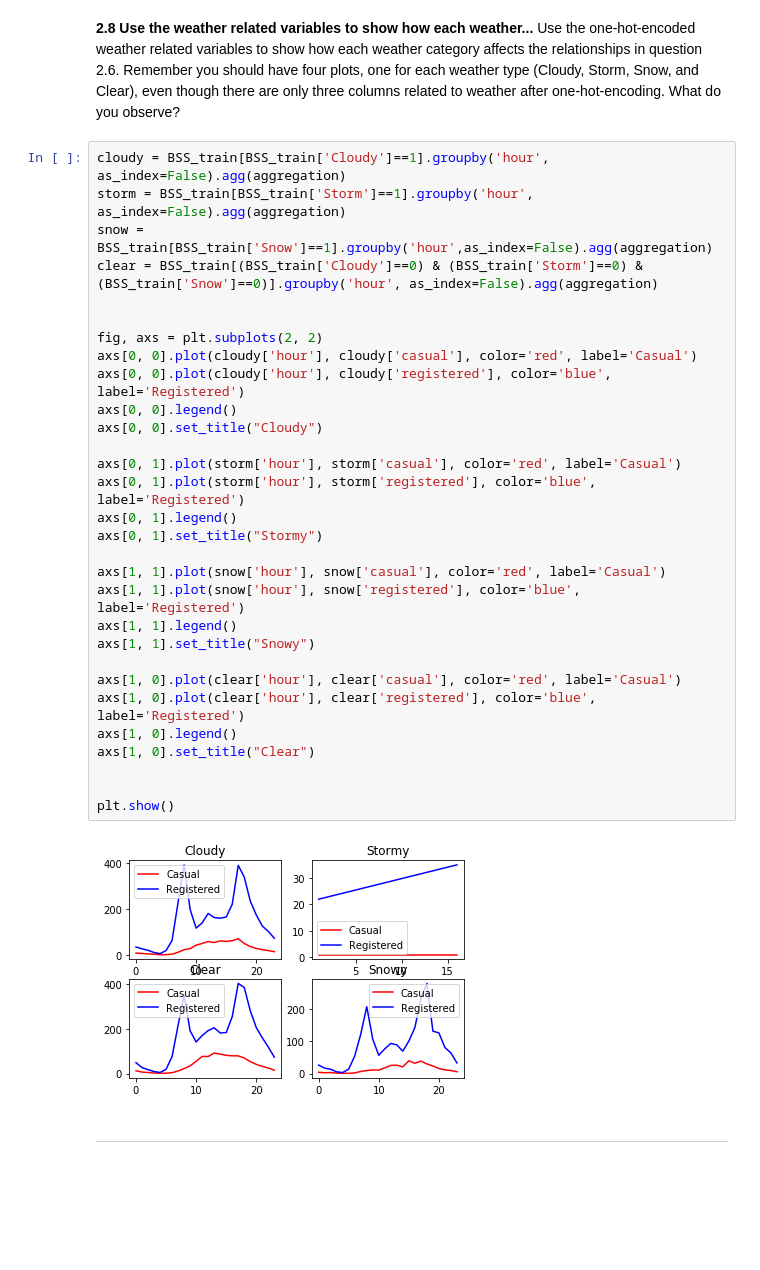
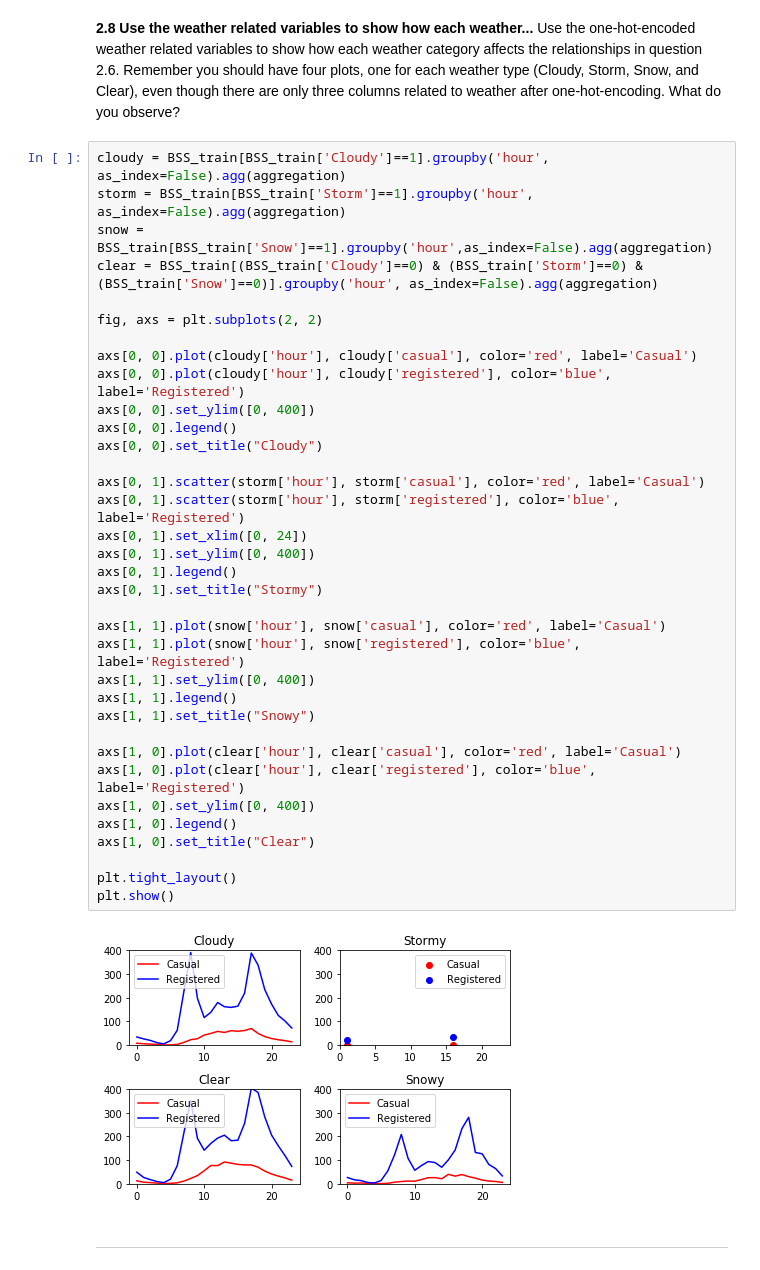
Before and after one commit to katiegrosch/2019-CS109A, a Jupyter notebook: content/homeworks/cs109a_hw3_209/cs109a_hw3.ipynb, the cells around one changed output. Saved outputs shown, nothing was run; the diff lists cells and outputs as text; blank space fills up the shorter version.

```diff
--- a/content/homeworks/cs109a_hw3_209/cs109a_hw3.ipynb
+++ b/content/homeworks/cs109a_hw3_209/cs109a_hw3.ipynb
@@ -294,35 +297,40 @@ Registered riders have clear spikes during commuting hours, while casual riders
 # %%
 cloudy = BSS_train[BSS_train['Cloudy']==1].groupby('hour', as_index=False).agg(aggregation)
 storm = BSS_train[BSS_train['Storm']==1].groupby('hour', as_index=False).agg(aggregation)
 snow = BSS_train[BSS_train['Snow']==1].groupby('hour',as_index=False).agg(aggregation)
 clear = BSS_train[(BSS_train['Cloudy']==0) & (BSS_train['Storm']==0) & (BSS_train['Snow']==0)].groupby('hour', as_index=False).agg(aggregation)
 
+fig, axs = plt.subplots(2, 2)
 
-fig, axs = plt.subplots(2, 2)
 axs[0, 0].plot(cloudy['hour'], cloudy['casual'], color='red', label='Casual')
 axs[0, 0].plot(cloudy['hour'], cloudy['registered'], color='blue', label='Registered')
+axs[0, 0].set_ylim([0, 400])
 axs[0, 0].legend()
 axs[0, 0].set_title("Cloudy")
 
-axs[0, 1].plot(storm['hour'], storm['casual'], color='red', label='Casual')
-axs[0, 1].plot(storm['hour'], storm['registered'], color='blue', label='Registered')
+axs[0, 1].scatter(storm['hour'], storm['casual'], color='red', label='Casual')
+axs[0, 1].scatter(storm['hour'], storm['registered'], color='blue', label='Registered')
+axs[0, 1].set_xlim([0, 24])
+axs[0, 1].set_ylim([0, 400])
 axs[0, 1].legend()
 axs[0, 1].set_title("Stormy")
 
 axs[1, 1].plot(snow['hour'], snow['casual'], color='red', label='Casual')
 axs[1, 1].plot(snow['hour'], snow['registered'], color='blue', label='Registered')
+axs[1, 1].set_ylim([0, 400])
 axs[1, 1].legend()
 axs[1, 1].set_title("Snowy")
 
 axs[1, 0].plot(clear['hour'], clear['casual'], color='red', label='Casual')
 axs[1, 0].plot(clear['hour'], clear['registered'], color='blue', label='Registered')
+axs[1, 0].set_ylim([0, 400])
 axs[1, 0].legend()
 axs[1, 0].set_title("Clear")
 
-
+plt.tight_layout()
 plt.show()
 # %% [output]
-[figure, old version]
+[figure, new version]
 # %% [markdown]
 ---
 # %% [markdown]
```
Also changed, not shown: parts of 18 cells of this notebook.
